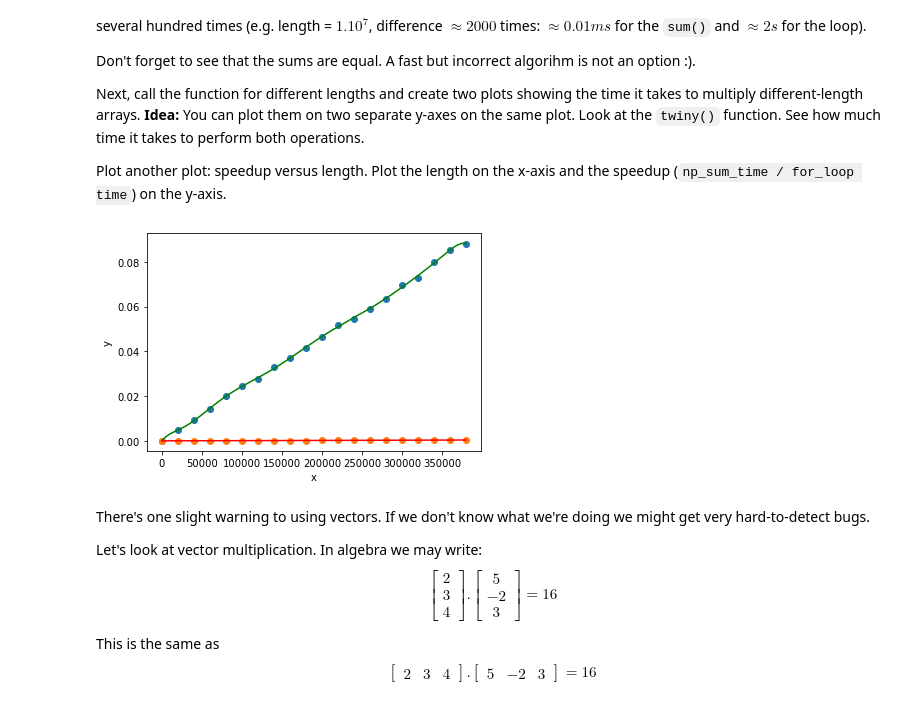
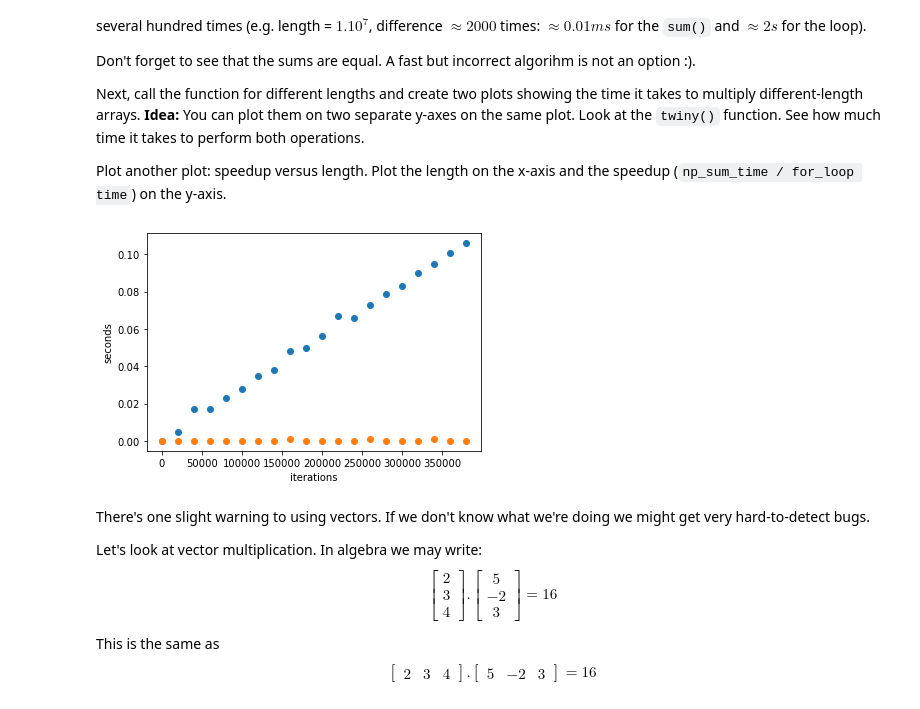
Before and after one commit to TodorNedkovski/Artificial-Intelligence-21-22, a Jupyter notebook: Math concepts for developers/06. Linear-Algebra-Exercise/Linear Algebra Exercise.ipynb, the cells around one changed output. Saved outputs shown, nothing was run; the diff lists cells and outputs as text; code cells hidden in the pictures.

```diff
--- a/Math concepts for developers/06. Linear-Algebra-Exercise/Linear Algebra Exercise.ipynb
+++ b/Math concepts for developers/06. Linear-Algebra-Exercise/Linear Algebra Exercise.ipynb
@@ -145,37 +145,18 @@ Next, call the function for different lengths and create two plots showing the t
 
 Plot another plot: speedup versus length. Plot the length on the x-axis and the speedup (`np_sum_time / for_loop time`) on the y-axis.
 # %%
-def interpolate_polynomial(facPoints, multPoints, degree, min_x, max_x):
-    """
-    Interpolates a polynomial of the specified degree through the given points and plots it
-    points - a list of points (x, y) to plot
-    degree - the polynomial degree
-    min_x, max_x - range of x values used to plot the interpolating polynomial
-    """
+def plot(facPoints, multPoints, degree, min_x, max_x):
+
     fx = facPoints[:, 0]
     fy = facPoints[:, 1]
 
     mx = multPoints[:, 0]
     my = multPoints[:, 1]
 
-    fcoefficients = np.polyfit(fx, fy, degree)
-    fpoly = np.poly1d(fcoefficients)
-
-    mcoefficients = np.polyfit(mx, my, degree)
-    mpoly = np.poly1d(mcoefficients)
-
-    plot_fx = np.linspace(min_x, max_x, 2000)
-    plot_fy = fpoly(plot_fx)
-
-    plot_mx = np.linspace(min_x, max_x, 2000)
-    plot_my = mpoly(plot_mx)
-
-    plt.plot(plot_fx, plot_fy, c = "green")
-    plt.plot(plot_mx, plot_my, c = "red")
     plt.scatter(fx, fy)
     plt.scatter(mx, my)
-    plt.xlabel("x")
-    plt.ylabel("y")
+    plt.xlabel("iterations")
+    plt.ylabel("seconds")
     plt.show()
 
 arr = []
@@ -190,35 +171,35 @@ def standard():
     length = 0;
 
     for a in arr:
         rsum = 0
         start = time.time()
         for i in range(len(a)):
             rsum *= a[i]
         finish = time.time()
         span.append((len(a), finish - start))
 
     return (rsum, span)
 
 def numpy():
 
    span = []
 
    numpy_sum = 0
 
    for a in arr:
        start = time.time()
        numpy_sum = np.prod(a)
        finish = time.time()
        span.append((len(a), finish - start))
 
    return (numpy_sum, span)
 
 standardSpan = np.array(standard()[1])
 numpySpan = np.array(numpy()[1])
 
-interpolate_polynomial(standardSpan, numpySpan, 10, np.min(numpySpan[:, 0]), np.max(numpySpan[:, 0]))
+plot(standardSpan, numpySpan, 10, np.min(numpySpan[:, 0]), np.max(numpySpan[:, 0]))
 # %% [output]
-[figure, old version]
+[figure, new version]
 # %% [markdown]
 There's one slight warning to using vectors. If we don't know what we're doing we might get very hard-to-detect bugs.
 
```
Also changed, not shown: parts of 6 cells of this notebook, 2 other files.
